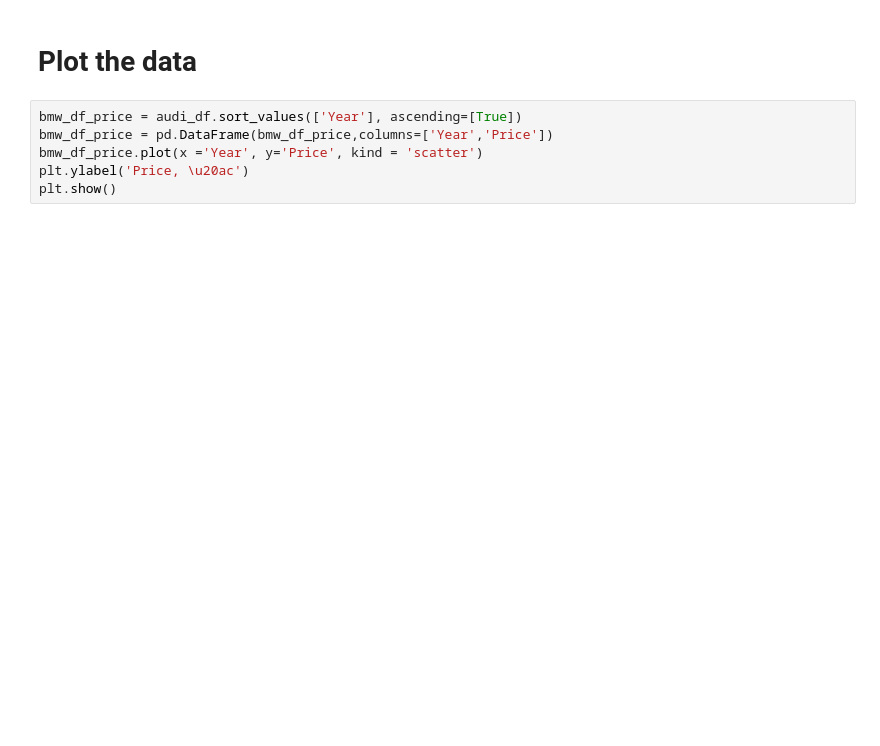
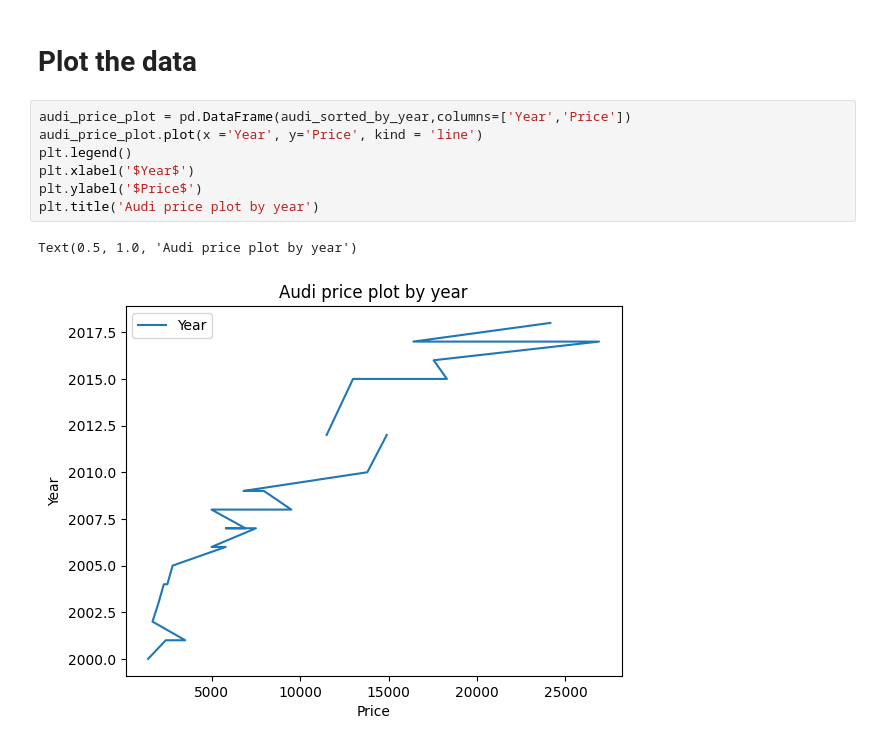
Before and after one commit to ugnevaisvilaite/She-Goes-Tech22, a Jupyter notebook: day_20/day_20_homework.ipynb, the cells around one changed output. Drawn from its saved outputs; the diff is of its cells as text; blank space fills up the shorter version.

```diff
--- a/day_20/day_20_homework.ipynb
+++ b/day_20/day_20_homework.ipynb
@@ -220,8 +206,12 @@ audi_df.groupby(['Year']).describe()['Price']
 # %% [markdown]
 # Plot the data
 # %%
-bmw_df_price = audi_df.sort_values(['Year'], ascending=[True])
-bmw_df_price = pd.DataFrame(bmw_df_price,columns=['Year','Price'])
-bmw_df_price.plot(x ='Year', y='Price', kind = 'scatter')
-plt.ylabel('Price, \u20ac')
-plt.show()
+audi_price_plot = pd.DataFrame(audi_sorted_by_year,columns=['Year','Price'])
+audi_price_plot.plot(x ='Year', y='Price', kind = 'line')
+plt.legend()
+plt.xlabel('$Year$')
+plt.ylabel('$Price$')
+plt.title('Audi price plot by year')
+# %% [output]
+Text(0.5, 1.0, 'Audi price plot by year')
+[figure, added]
```
Also changed, not shown: parts of 14 cells of this notebook, 1 other file.
